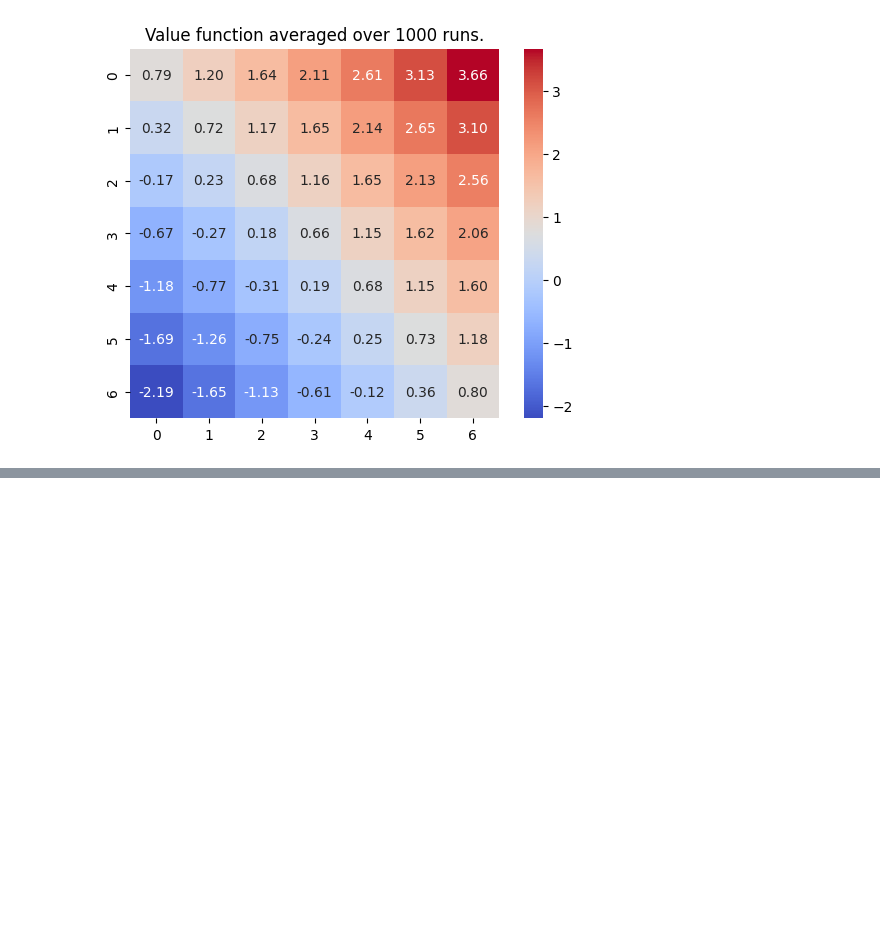
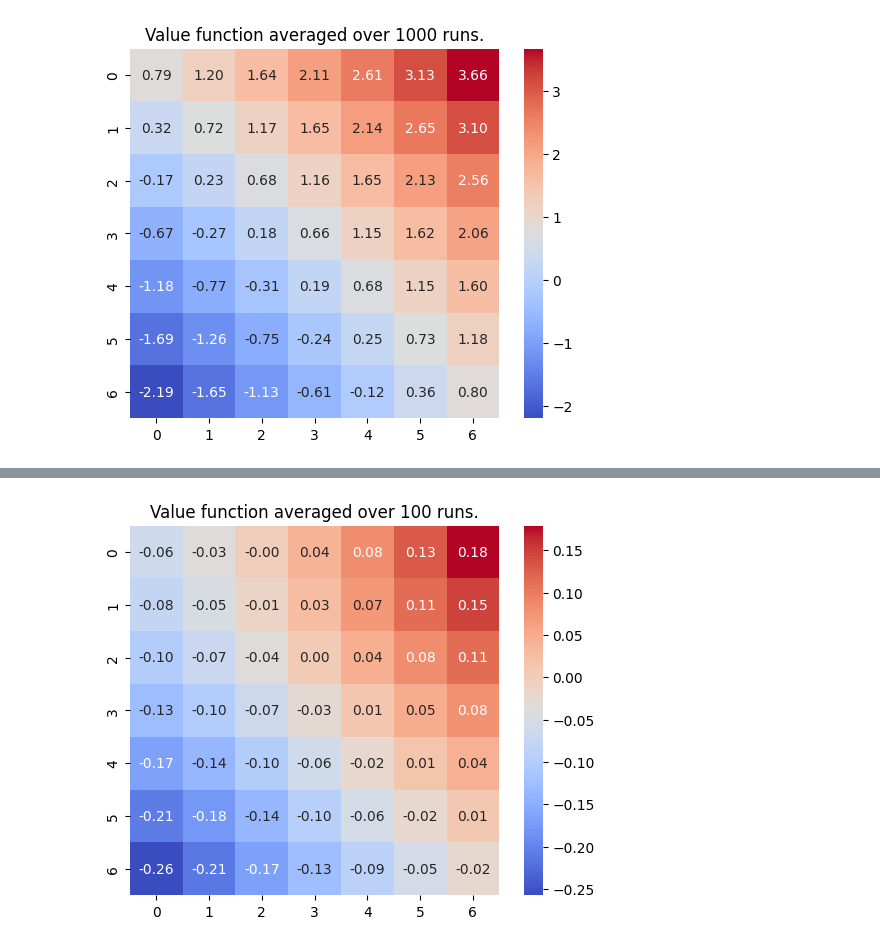
Before and after one commit to P-A-D/RL_Assignment_3, a Jupyter notebook: Runs2.ipynb, the cells around one changed output, grey strips where cells are left out. Saved outputs shown, nothing was run; the diff lists cells and outputs as text; code cells hidden in the pictures; blank space fills up the shorter version.

```diff
--- a/Runs2.ipynb
+++ b/Runs2.ipynb
@@ -371,0 +376,4 @@ run_n(SGTD, n=1000, alpha=0.5, w_size=10, discount=1, episodes=100, max_episode_
+# %%
+run_n(GradientMonteCarlo, n=100, alpha=0.2, w_size=8, discount=1, episodes=1000, max_episode_length=12)
+# %% [output]
+[figure, added]
```
Also changed, not shown: parts of 3 cells of this notebook, 3 other files.
